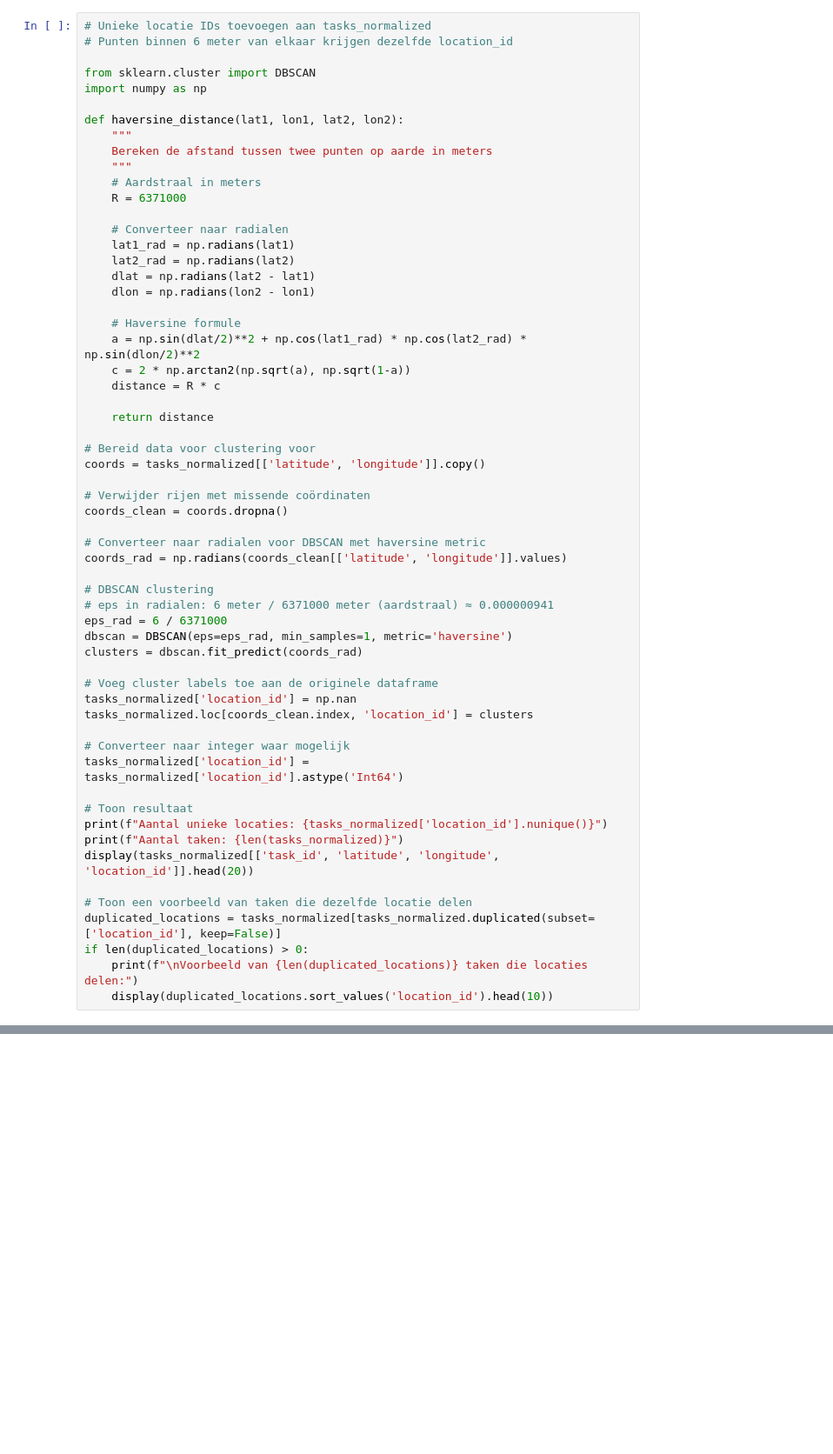
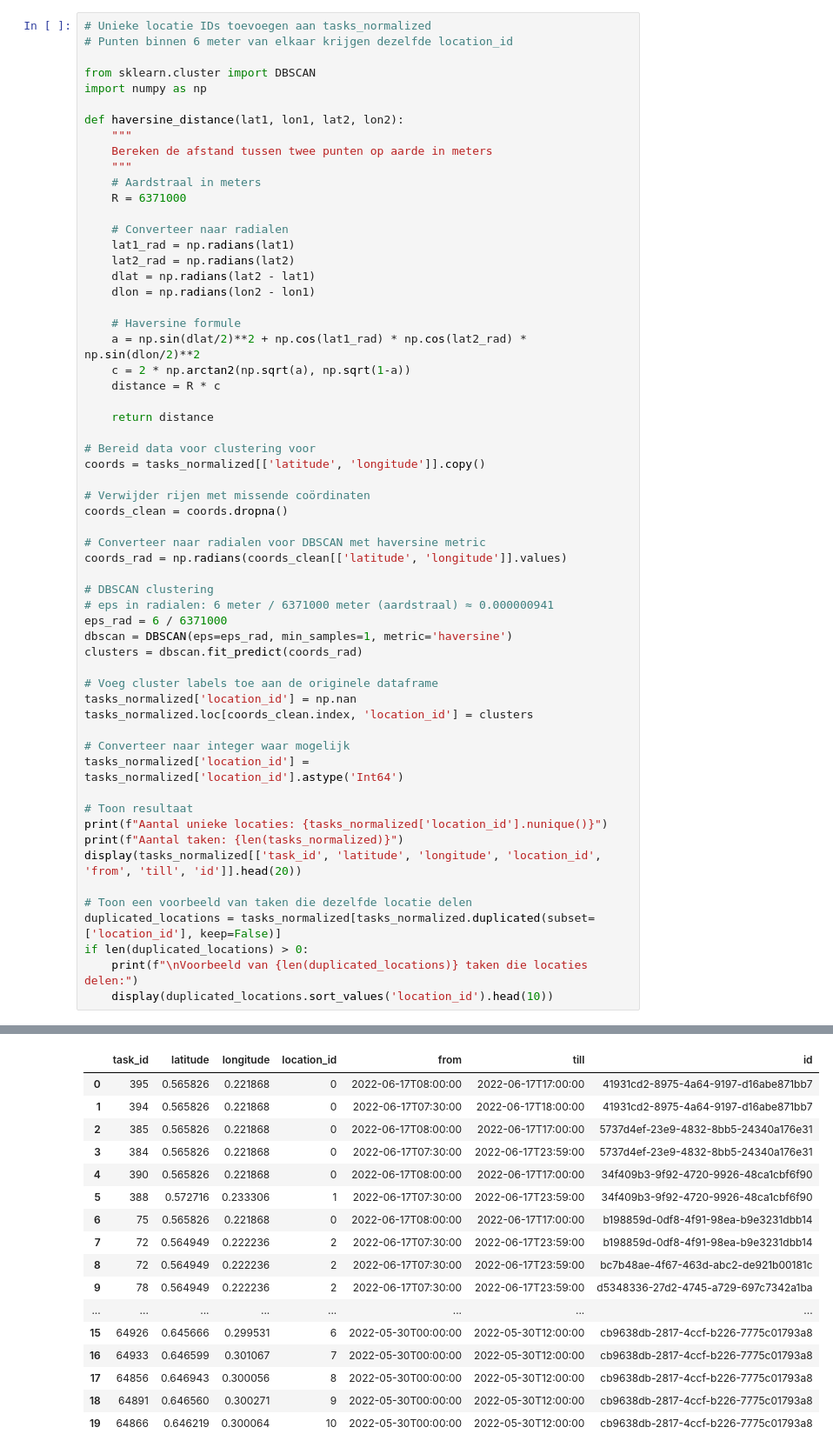
Before and after one commit to katrien-c/opdracht_transport, a Jupyter notebook: notebooks/kco.ipynb, the cells around one changed output, grey strips where cells are left out. Shown at 87% size. Cells and saved outputs as stored; diff of their text form; blank space fills up the shorter version.

```diff
--- a/notebooks/kco.ipynb
+++ b/notebooks/kco.ipynb
@@ -252,10 +274,11 @@ tasks_normalized['location_id'] = tasks_normalized['location_id'].astype('Int64'
 # Toon resultaat
 print(f"Aantal unieke locaties: {tasks_normalized['location_id'].nunique()}")
 print(f"Aantal taken: {len(tasks_normalized)}")
-display(tasks_normalized[['task_id', 'latitude', 'longitude', 'location_id']].head(20))
+display(tasks_normalized[['task_id', 'latitude', 'longitude', 'location_id', 'from', 'till', 'id']].head(20))
 
 # Toon een voorbeeld van taken die dezelfde locatie delen
 duplicated_locations = tasks_normalized[tasks_normalized.duplicated(subset=['location_id'], keep=False)]
 if len(duplicated_locations) > 0:
     print(f"\nVoorbeeld van {len(duplicated_locations)} taken die locaties delen:")
     display(duplicated_locations.sort_values('location_id').head(10))
+# %% [output]
@@ -261,0 +287,17 @@ if len(duplicated_locations) > 0:
+|  | task_id | latitude | longitude | location_id | from | till | id |
+| 0 | 395 | 0.565826 | 0.221868 | 0 | 2022-06-17T08:00:00 | 2022-06-17T17:00:00 | 41931cd2-8975-4a64-9197-d16abe871bb7 |
+| 1 | 394 | 0.565826 | 0.221868 | 0 | 2022-06-17T07:30:00 | 2022-06-17T18:00:00 | 41931cd2-8975-4a64-9197-d16abe871bb7 |
+| 2 | 385 | 0.565826 | 0.221868 | 0 | 2022-06-17T08:00:00 | 2022-06-17T17:00:00 | 5737d4ef-23e9-4832-8bb5-24340a176e31 |
+| 3 | 384 | 0.565826 | 0.221868 | 0 | 2022-06-17T07:30:00 | 2022-06-17T23:59:00 | 5737d4ef-23e9-4832-8bb5-24340a176e31 |
+| 4 | 390 | 0.565826 | 0.221868 | 0 | 2022-06-17T08:00:00 | 2022-06-17T17:00:00 | 34f409b3-9f92-4720-9926-48ca1cbf6f90 |
+| 5 | 388 | 0.572716 | 0.233306 | 1 | 2022-06-17T07:30:00 | 2022-06-17T23:59:00 | 34f409b3-9f92-4720-9926-48ca1cbf6f90 |
+| 6 | 75 | 0.565826 | 0.221868 | 0 | 2022-06-17T08:00:00 | 2022-06-17T17:00:00 | b198859d-0df8-4f91-98ea-b9e3231dbb14 |
+| 7 | 72 | 0.564949 | 0.222236 | 2 | 2022-06-17T07:30:00 | 2022-06-17T23:59:00 | b198859d-0df8-4f91-98ea-b9e3231dbb14 |
+| 8 | 72 | 0.564949 | 0.222236 | 2 | 2022-06-17T07:30:00 | 2022-06-17T23:59:00 | bc7b48ae-4f67-463d-abc2-de921b00181c |
+| 9 | 78 | 0.564949 | 0.222236 | 2 | 2022-06-17T07:30:00 | 2022-06-17T23:59:00 | d5348336-27d2-4745-a729-697c7342a1ba |
+| ... | ... | ... | ... | ... | ... | ... | ... |
+| 15 | 64926 | 0.645666 | 0.299531 | 6 | 2022-05-30T00:00:00 | 2022-05-30T12:00:00 | cb9638db-2817-4ccf-b226-7775c01793a8 |
+| 16 | 64933 | 0.646599 | 0.301067 | 7 | 2022-05-30T00:00:00 | 2022-05-30T12:00:00 | cb9638db-2817-4ccf-b226-7775c01793a8 |
+| 17 | 64856 | 0.646943 | 0.300056 | 8 | 2022-05-30T00:00:00 | 2022-05-30T12:00:00 | cb9638db-2817-4ccf-b226-7775c01793a8 |
+| 18 | 64891 | 0.646560 | 0.300271 | 9 | 2022-05-30T00:00:00 | 2022-05-30T12:00:00 | cb9638db-2817-4ccf-b226-7775c01793a8 |
+| 19 | 64866 | 0.646219 | 0.300064 | 10 | 2022-05-30T00:00:00 | 2022-05-30T12:00:00 | cb9638db-2817-4ccf-b226-7775c01793a8 |
```
Also changed, not shown: parts of 15 cells of this notebook.
